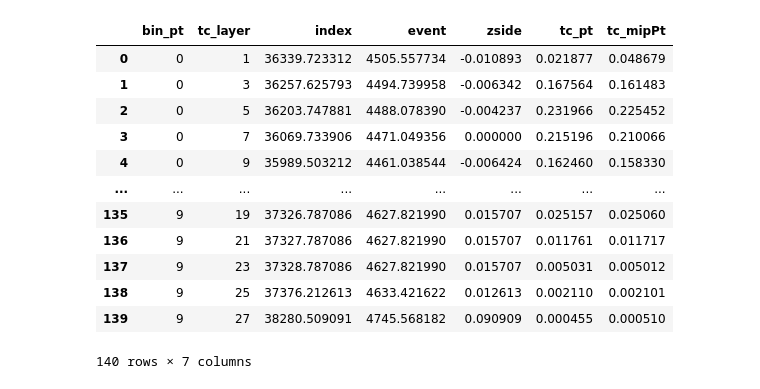
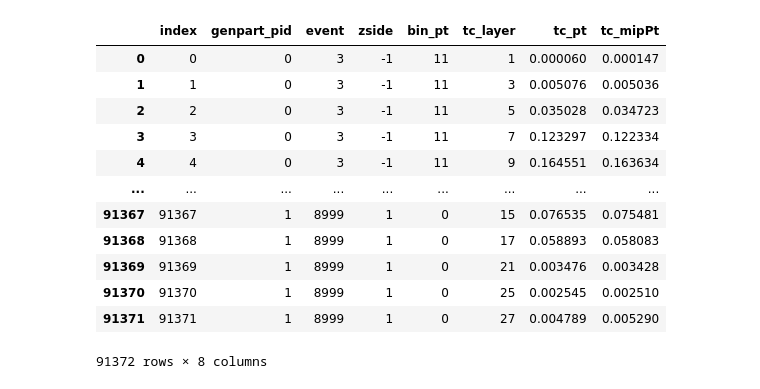
Before and after one commit to jbsauvan/realistic-signaldriven-elinks, a Jupyter notebook: longitudinal-profile-analysis/notebooks/longitudinal_profiles.ipynb, the cells around one changed output. Saved outputs shown, nothing was run; the diff lists cells and outputs as text; code cells hidden in the pictures.

Commit message:
add longitudinal profiles for photons

```diff
--- a/longitudinal-profile-analysis/notebooks/longitudinal_profiles.ipynb
+++ b/longitudinal-profile-analysis/notebooks/longitudinal_profiles.ipynb
@@ -61,5 +33,0 @@ df_tc_neg.set_index('event', inplace=True)
-# %%
-#df_pos = df_gen_pos.join(df_cl_pos, how='left', rsuffix='_cl')
-#df_neg = df_gen_neg.join(df_cl_neg, how='left', rsuffix='_cl')
-df_pos = df_gen_pos.join(df_tc_pos, how='left', rsuffix='_cl')
-df_neg = df_gen_neg.join(df_tc_neg, how='left', rsuffix='_cl')
@@ -83,10 +33,0 @@ df_pos
-# %%
-df_pos['zside'] = 1
-df_neg['zside'] = -1
-df_pos['tc_deltar'] = deltar(df_pos)
-df_neg['tc_deltar'] = deltar(df_neg)
-sel = df_pos.tc_deltar<0.1
-df_pos = df_pos[sel]
-sel = df_neg.tc_deltar<0.1
-df_neg = df_neg[sel]
-df = pd.concat([df_pos, df_neg])
@@ -92,0 +86,7 @@ df = pd.concat([df_pos, df_neg])
+# %%
+df_ele = load_ntuple(file_name_ele)
+df_pho = load_ntuple(file_name_pho)
+df = pd.concat([df_ele, df_pho])
+df['genpart_pid'].replace([-11,11],1, inplace=True)
+df['genpart_pid'].replace([22],0, inplace=True)
+df
@@ -93,7 +110,7 @@ df = pd.concat([df_pos, df_neg])
 # %%
 df['bin_pt'] = (df.genpart_pt/10.).astype('int32')
-columns = ['event', 'zside', 'bin_pt', 'tc_layer', 'tc_pt', 'tc_mipPt']
+columns = ['genpart_pid', 'event', 'zside', 'bin_pt', 'tc_layer', 'tc_pt', 'tc_mipPt']
 sum_layers = df.reset_index()[columns]\
-.groupby(['event', 'zside', 'bin_pt', 'tc_layer']).sum().reset_index()
+.groupby(['genpart_pid','event', 'zside', 'bin_pt', 'tc_layer']).sum().reset_index()
 sum_layers
 # %% [output]
@@ -118,21 +135,21 @@ def profile(event):
     event.tc_mipPt /= sum_mipPt
     return event
 # %%
-longitudinal_profile = sum_layers.groupby(['event', 'zside']).apply(profile).reset_index()
-mean_profile = longitudinal_profile.groupby(['bin_pt', 'tc_layer']).mean().reset_index()
-mean_profile
+longitudinal_profile = sum_layers.groupby(['genpart_pid', 'event', 'zside']).apply(profile).reset_index()
+mean_profile = longitudinal_profile.groupby(['genpart_pid', 'bin_pt', 'tc_layer']).mean().reset_index()
+longitudinal_profile
 # %% [output]
-|  | bin_pt | tc_layer | index | event | zside | tc_pt | tc_mipPt |
-| 0 | 0 | 1 | 36339.723312 | 4505.557734 | -0.010893 | 0.021877 | 0.048679 |
-| 1 | 0 | 3 | 36257.625793 | 4494.739958 | -0.006342 | 0.167564 | 0.161483 |
-| 2 | 0 | 5 | 36203.747881 | 4488.078390 | -0.004237 | 0.231966 | 0.225452 |
-| 3 | 0 | 7 | 36069.733906 | 4471.049356 | 0.000000 | 0.215196 | 0.210066 |
-| 4 | 0 | 9 | 35989.503212 | 4461.038544 | -0.006424 | 0.162460 | 0.158330 |
-| ... | ... | ... | ... | ... | ... | ... | ... |
-| 135 | 9 | 19 | 37326.787086 | 4627.821990 | 0.015707 | 0.025157 | 0.025060 |
-| 136 | 9 | 21 | 37327.787086 | 4627.821990 | 0.015707 | 0.011761 | 0.011717 |
-| 137 | 9 | 23 | 37328.787086 | 4627.821990 | 0.015707 | 0.005031 | 0.005012 |
-| 138 | 9 | 25 | 37376.212613 | 4633.421622 | 0.012613 | 0.002110 | 0.002101 |
-| 139 | 9 | 27 | 38280.509091 | 4745.568182 | 0.090909 | 0.000455 | 0.000510 |
+|  | index | genpart_pid | event | zside | bin_pt | tc_layer | tc_pt | tc_mipPt |
+| 0 | 0 | 0 | 3 | -1 | 11 | 1 | 0.000060 | 0.000147 |
+| 1 | 1 | 0 | 3 | -1 | 11 | 3 | 0.005076 | 0.005036 |
+| 2 | 2 | 0 | 3 | -1 | 11 | 5 | 0.035028 | 0.034723 |
+| 3 | 3 | 0 | 3 | -1 | 11 | 7 | 0.123297 | 0.122334 |
+| 4 | 4 | 0 | 3 | -1 | 11 | 9 | 0.164551 | 0.163634 |
+| ... | ... | ... | ... | ... | ... | ... | ... | ... |
+| 91367 | 91367 | 1 | 8999 | 1 | 0 | 15 | 0.076535 | 0.075481 |
+| 91368 | 91368 | 1 | 8999 | 1 | 0 | 17 | 0.058893 | 0.058083 |
+| 91369 | 91369 | 1 | 8999 | 1 | 0 | 21 | 0.003476 | 0.003428 |
+| 91370 | 91370 | 1 | 8999 | 1 | 0 | 25 | 0.002545 | 0.002510 |
+| 91371 | 91371 | 1 | 8999 | 1 | 0 | 27 | 0.004789 | 0.005290 |
-140 rows × 7 columns
+91372 rows × 8 columns
 # %%
```
Also changed, not shown: parts of 11 cells of this notebook.
